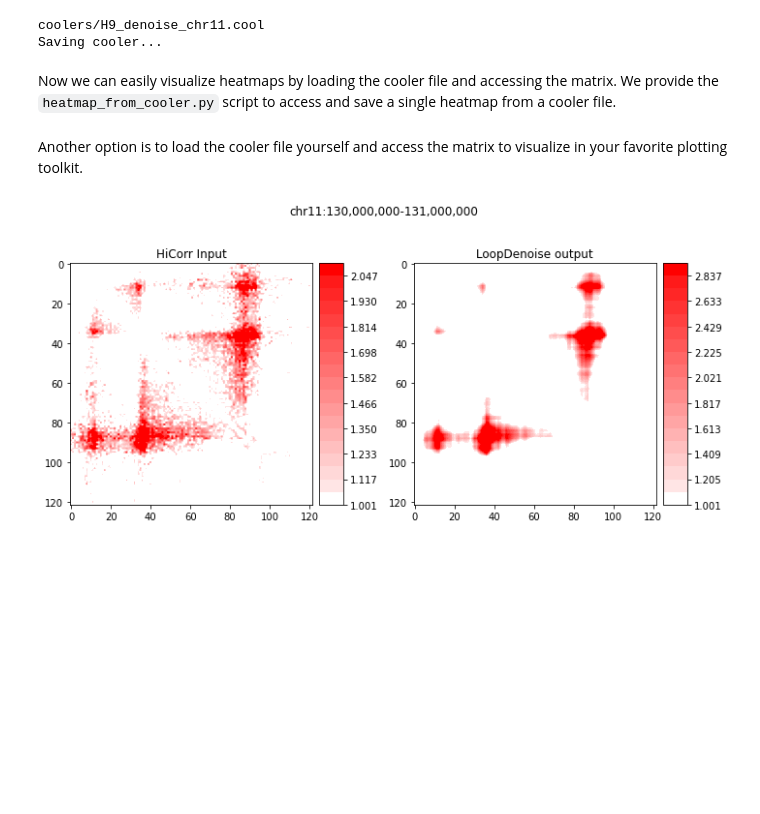
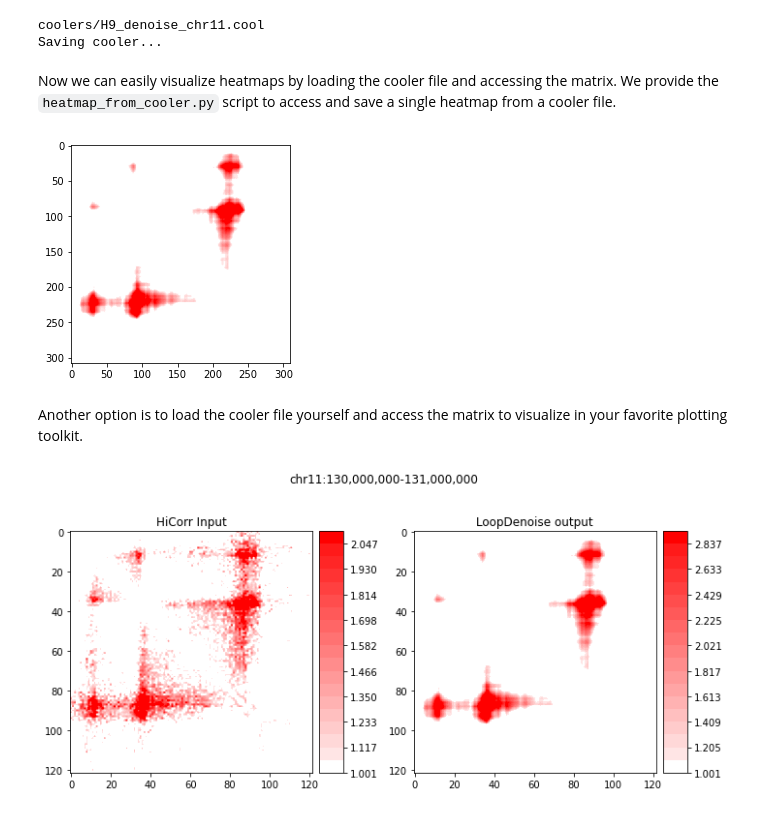
Before and after one commit to JinLabBioinfo/DeepLoop, a Jupyter notebook: examples/walkthrough_prediction.ipynb, the cells around one changed output. Cells and saved outputs as stored; diff of their text form; code cells hidden in the pictures; blank space fills up the shorter version.

```diff
--- a/examples/walkthrough_prediction.ipynb
+++ b/examples/walkthrough_prediction.ipynb
@@ -93,6 +87,11 @@ Now we can easily visualize heatmaps by loading the cooler file and accessing th
 ! python3 ../utils/heatmap_from_cooler.py --cool_file coolers/H9_denoise_chr11.cool \
                                           --locus chr11:130,000,000-131,000,000 \
                                           --out_file heatmaps/heatmap_test.png;
+# %%
+plt.imshow(plt.imread('heatmaps/heatmap_test.png'))
+plt.show()
+# %% [output]
+[figure, added]
 # %% [markdown]
 Another option is to load the cooler file yourself and access the matrix to visualize in your favorite plotting toolkit.
 # %%
```
Also changed, not shown: parts of 21 cells of this notebook.
